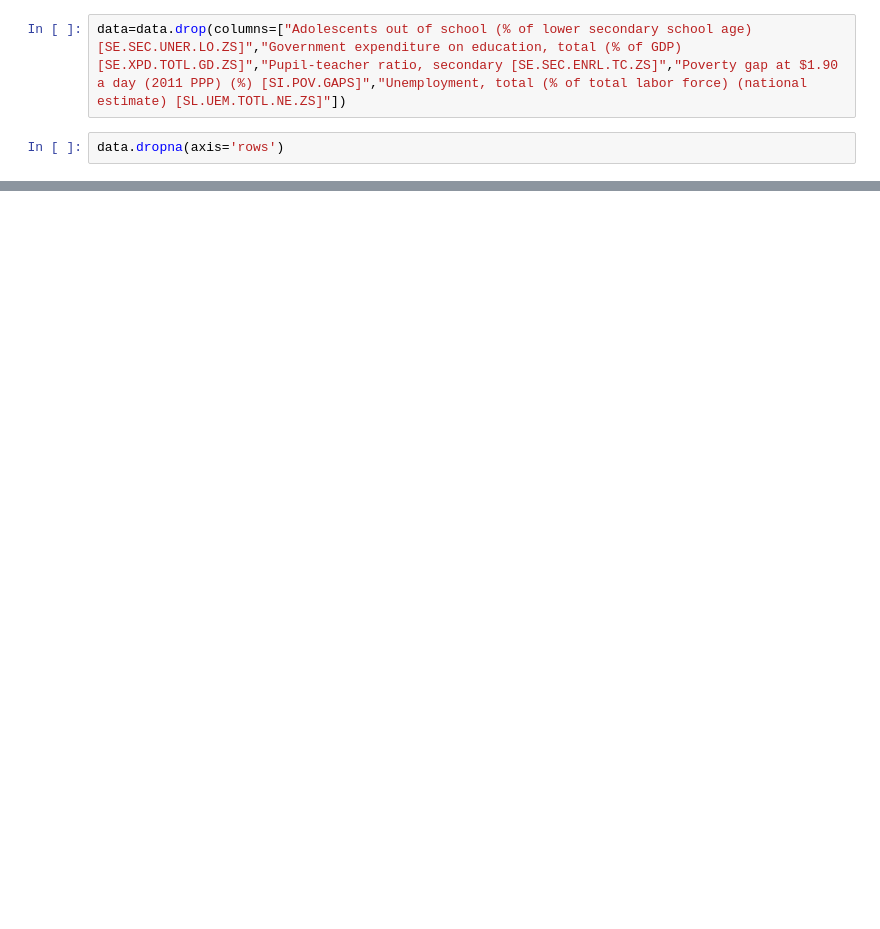
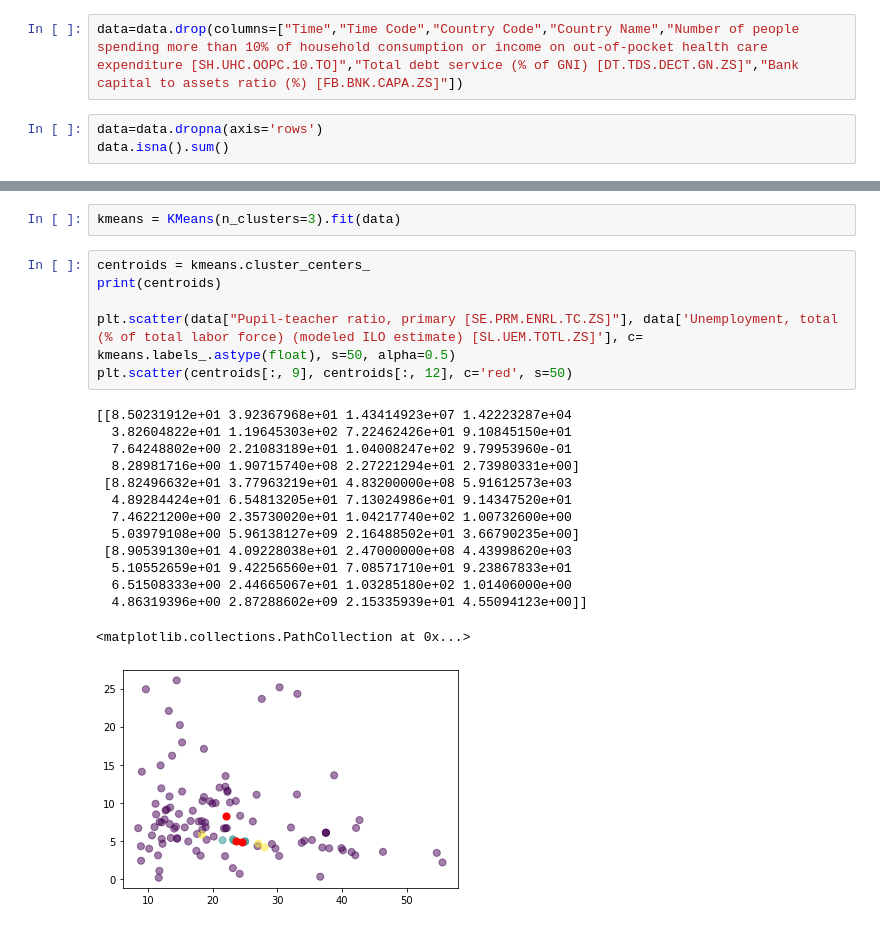
Before and after one commit to ThomLopp/AI_project, a Jupyter notebook: projet.ipynb, the cells around one changed output, grey strips where cells are left out. Cells and saved outputs as stored; diff of their text form; blank space fills up the shorter version.

```diff
--- a/projet.ipynb
+++ b/projet.ipynb
@@ -55,6 +43,7 @@ Life expectancy at birth, total (years) [SP.DYN.LE00.IN]
 dtype: int64
-# %%
-data=data.drop(columns=["Adolescents out of school (% of lower secondary school age) [SE.SEC.UNER.LO.ZS]","Government expenditure on education, total (% of GDP) [SE.XPD.TOTL.GD.ZS]","Pupil-teacher ratio, secondary [SE.SEC.ENRL.TC.ZS]","Poverty gap at $1.90 a day (2011 PPP) (%) [SI.POV.GAPS]","Unemployment, total (% of total labor force) (national estimate) [SL.UEM.TOTL.NE.ZS]"])
+# %%
+data=data.drop(columns=["Time","Time Code","Country Code","Country Name","Number of people spending more than 10% of household consumption or income on out-of-pocket health care expenditure [SH.UHC.OOPC.10.TO]","Total debt service (% of GNI) [DT.TDS.DECT.GN.ZS]","Bank capital to assets ratio (%) [FB.BNK.CAPA.ZS]"])
 # %%
-data.dropna(axis='rows')
+data=data.dropna(axis='rows')
+data.isna().sum()
 # %% [output]
@@ -73,0 +127,23 @@ data.dropna(axis='rows')
+# %%
+kmeans = KMeans(n_clusters=3).fit(data)
+# %%
+centroids = kmeans.cluster_centers_
+print(centroids)
+
+plt.scatter(data["Pupil-teacher ratio, primary [SE.PRM.ENRL.TC.ZS]"], data['Unemployment, total (% of total labor force) (modeled ILO estimate) [SL.UEM.TOTL.ZS]'], c= kmeans.labels_.astype(float), s=50, alpha=0.5)
+plt.scatter(centroids[:, 9], centroids[:, 12], c='red', s=50)
+# %% [output]
+[[8.50231912e+01 3.92367968e+01 1.43414923e+07 1.42223287e+04
+  3.82604822e+01 1.19645303e+02 7.22462426e+01 9.10845150e+01
+  7.64248802e+00 2.21083189e+01 1.04008247e+02 9.79953960e-01
+  8.28981716e+00 1.90715740e+08 2.27221294e+01 2.73980331e+00]
+ [8.82496632e+01 3.77963219e+01 4.83200000e+08 5.91612573e+03
+  4.89284424e+01 6.54813205e+01 7.13024986e+01 9.14347520e+01
+  7.46221200e+00 2.35730020e+01 1.04217740e+02 1.00732600e+00
+  5.03979108e+00 5.96138127e+09 2.16488502e+01 3.66790235e+00]
+ [8.90539130e+01 4.09228038e+01 2.47000000e+08 4.43998620e+03
+  5.10552659e+01 9.42256560e+01 7.08571710e+01 9.23867833e+01
+  6.51508333e+00 2.44665067e+01 1.03285180e+02 1.01406000e+00
+  4.86319396e+00 2.87288602e+09 2.15335939e+01 4.55094123e+00]]
+<matplotlib.collections.PathCollection at 0x...>
+[figure, added]
```
Also changed, not shown: parts of 11 cells of this notebook, 2 other files.
